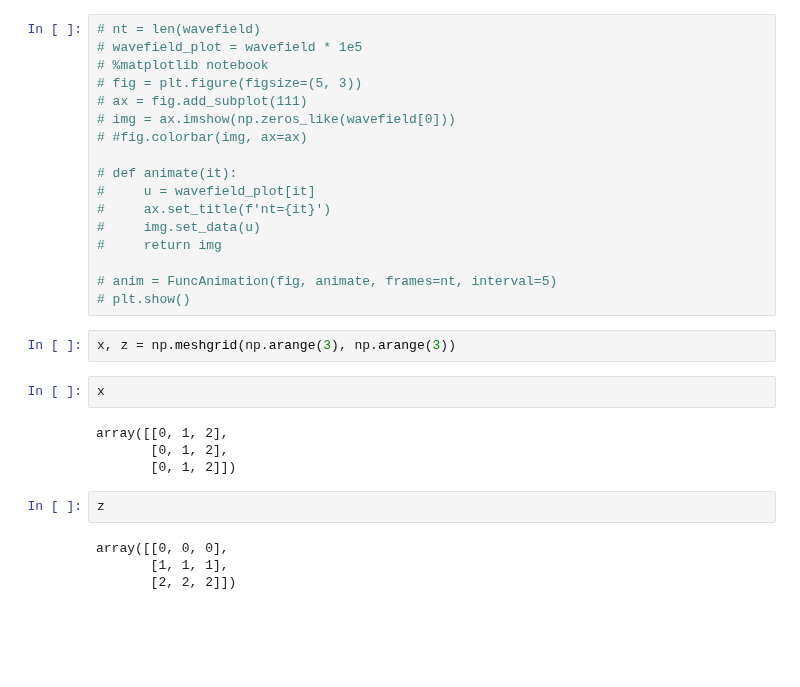
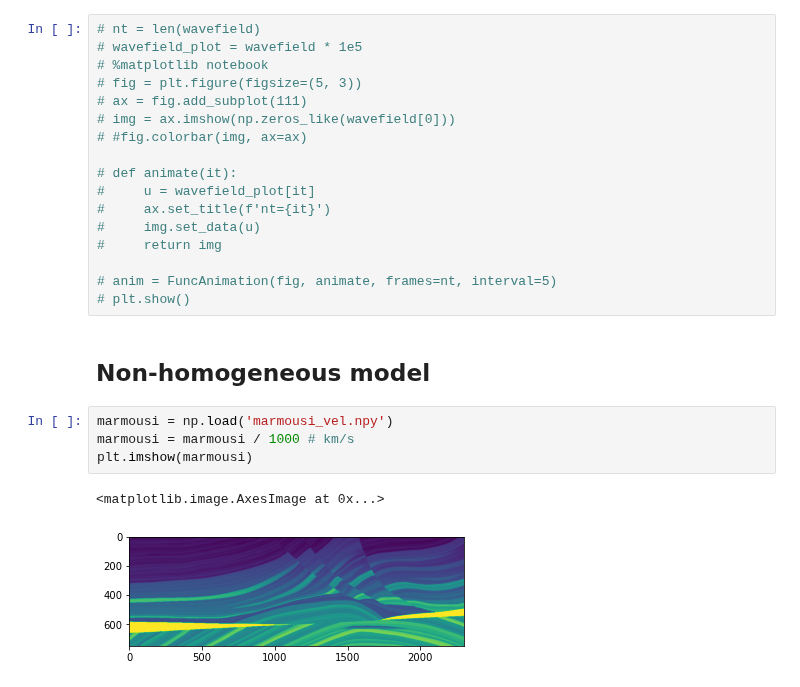
Before and after one commit to zchenCN/wave_pml_fd, a Jupyter notebook: test_acoustic2d.ipynb, the cells around one changed output. Cells and saved outputs as stored; diff of their text form; blank space fills up the shorter version.

Commit message:
marmousi

```diff
--- a/test_acoustic2d.ipynb
+++ b/test_acoustic2d.ipynb
@@ -73,17 +73,12 @@ np.savetxt('./wavefield2d_t3.txt', wavefield[3])
 
 # anim = FuncAnimation(fig, animate, frames=nt, interval=5)
 # plt.show()
-# %%
-x, z = np.meshgrid(np.arange(3), np.arange(3))
-# %%
-x
-# %% [output]
-array([[0, 1, 2],
-       [0, 1, 2],
-       [0, 1, 2]])
-# %%
-z
-# %% [output]
-array([[0, 0, 0],
-       [1, 1, 1],
-       [2, 2, 2]])
+# %% [markdown]
+## Non-homogeneous model
+# %%
+marmousi = np.load('marmousi_vel.npy')
+marmousi = marmousi / 1000 # km/s
+plt.imshow(marmousi)
+# %% [output]
+<matplotlib.image.AxesImage at 0x...>
+[figure, added]
```
Also changed, not shown: parts of 7 cells of this notebook.
